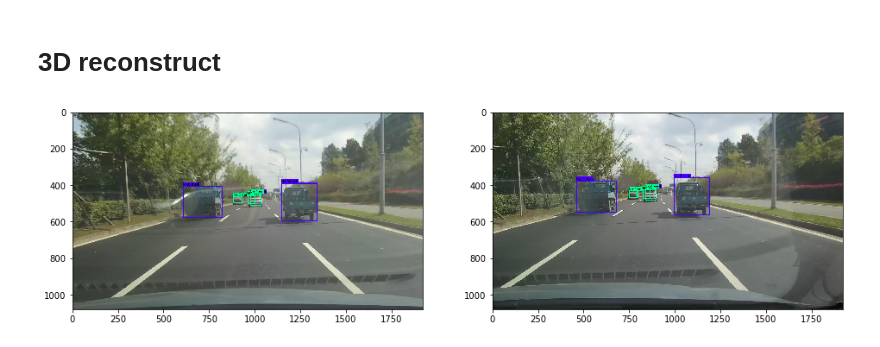
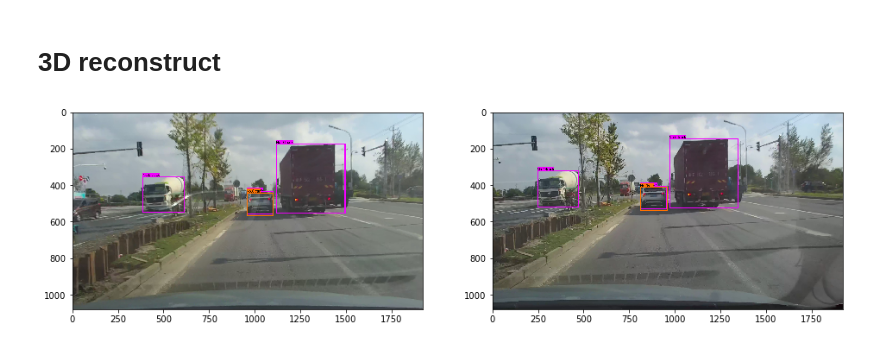
Before and after one commit to YuanxianH/BicycleBehaviorAnalysis, a Jupyter notebook: demo_loc.ipynb, the cells around one changed output. Saved outputs shown, nothing was run; the diff lists cells and outputs as text; code cells hidden in the pictures.

Commit message:
create some filters of boxes

```diff
--- a/demo_loc.ipynb
+++ b/demo_loc.ipynb
@@ -61,10 +63,11 @@ cap = cv2.VideoCapture(video_path)
 w = int(cap.get(3))
 h = int(cap.get(4))
 fps = cap.get(5)
+thickness = 50
 
-write_flag = True
+write_flag = False
 if write_flag:
-    out = cv2.VideoWriter('result/road_test_BBA.avi',cv2.VideoWriter_fourcc(*'XVID'), fps, (w//2,2*h))
+    out = cv2.VideoWriter('result/road_test_COCO2.avi',cv2.VideoWriter_fourcc(*'XVID'), fps, (w//2,2*h))
 fontsize = 25
 # %%
 while cap.isOpened():
@@ -83,6 +86,11 @@ while cap.isOpened():
     # detection
     boxes,classes,scores = yolo.detect_image(img_left_pil)
 
+    # filter boxes
+    boxes, classes, scores = box_filter.remove_edge(boxes,classes,scores,thickness,(w_img,h_img))
+    boxes, classes, scores = box_filter.select_classes(boxes,classes,scores,COI)
+    boxes, classes, scores = box_filter.non_max_suppression(boxes,classes,scores,iou_thre)
+
     # encoder features
     features = encoder(frame_left,boxes)
     detections = [Detection(bbox, score, feature,class_)
@@ -92,7 +100,7 @@ while cap.isOpened():
     tracker.predict()
     tracker.update(detections)
 
-    print("fps:%f"%(1/(time.time()-toi)))
+#     print("fps:%f"%(1/(time.time()-toi)))
 
     # Visualize result++++++++++++++++++
     img_left_draw = img_left_pil.copy()
@@ -172,27 +162,27 @@ D2 = intrinsic_paras.getNode('D2').mat()
 # %%
 # Read Images
 
-img_left = cv2.imread(r'G:\binocular_video\img\2000_left.jpg')
-img_right = cv2.imread(r'G:\binocular_video\img\2000_right.jpg')
+img_left = cv2.imread(r'G:\binocular_video\img\3400_left.jpg')
+img_right = cv2.imread(r'G:\binocular_video\img\3400_right.jpg')
 
 img_left_pil = Image.fromarray(img_left.copy()[...,::-1])
 img_right_pil = Image.fromarray(img_right.copy()[...,::-1])
 # %%
 # Detection and Matching
+
+COI = ['person','bicycle','car','motorcycle','bus','train','truck']
 h_img,w_img,_ = img_left.shape
-thickness = 50
+thickness = 150
 boxes,classes,scores = yolo.detect_image(img_left_pil)# detect object
-idx = []
-for i,box in enumerate(boxes):
-    l,t,w,h = box
-    # 去除位于图像边缘的目标
-    if (l<thickness or t<thickness or l+w>w_img-thickness or t+h>h_img-thickness)and (w*h<thickness**2):
-        continue
-    else:
-        idx.append(i)
-boxes = [boxes[i] for i in idx]
-classes = [classes[i] for i in idx]
-scores = [scores[i] for i in idx]
+
+# filter boxes
+boxes, classes, scores = box_filter.remove_edge(boxes,classes,scores,thickness,(w_img,h_img))
+boxes, classes, scores = box_filter.select_classes(boxes,classes,scores,COI)
+boxes, classes, scores = box_filter.non_max_suppression(boxes,classes,scores,iou_thre)
+
+# NMS
+# idx2 = box_filter.non_max_suppression_idx(boxes,0.5,scores)
+# boxes, classes, scores = box_filter.get_by_index(idx2,boxes, classes, scores)
 
 boxes_matched = []
 boxes = np.array(boxes)# easier to compute
@@ -202,34 +192,34 @@ for i,box in enumerate(boxes):
     ret,search_patch,box_matched = match_images(img_left,img_right,box,offset=(-400,-40,0,40),
                                    method = cv2.TM_CCOEFF_NORMED)# match two image
     boxes_matched.append(box_matched)
 #     search_patches.append(search_patch)
 #     rets.append(ret)
 
     object_id = '0'
     object_class = classes[i]
     color = yolo.colors[yolo.class_names.index(object_class)]
     # draw boxes
     box[2:] = box[2:] + box[:2]# ltwh 2 ltrb. Note boxes had been changed!!!!!
     img_left_draw = draw_box(img_left_draw,box,object_id,object_class,color,20)
     img_right_draw = draw_box(img_right_draw,box_matched,object_id,object_class,color,20)
 #     print("box_r",box_matched)
 
 boxes_matched = np.array(boxes_matched)
 
 img_left_show = np.asarray(img_left_draw)
 img_right_show = np.asarray(img_right_draw)
 plt.figure(figsize=(16,10))
 plt.subplot(121)
 plt.imshow(img_left_show)
 plt.subplot(122)
 plt.imshow(img_right_show)
 
 cv2.imshow('left',img_left_show[...,::-1])
 cv2.imshow('right',img_right_show[...,::-1])
 cv2.waitKey(0)
 cv2.destroyAllWindows()
 # %% [output]
-[figure, old version]
+[figure, new version]
 # %%
 # use the center of boxes stand for object's location
 pts2D_1 = np.ones((3,len(boxes)),dtype='float')
```
Also changed, not shown: parts of 5 cells of this notebook, 5 other files.
